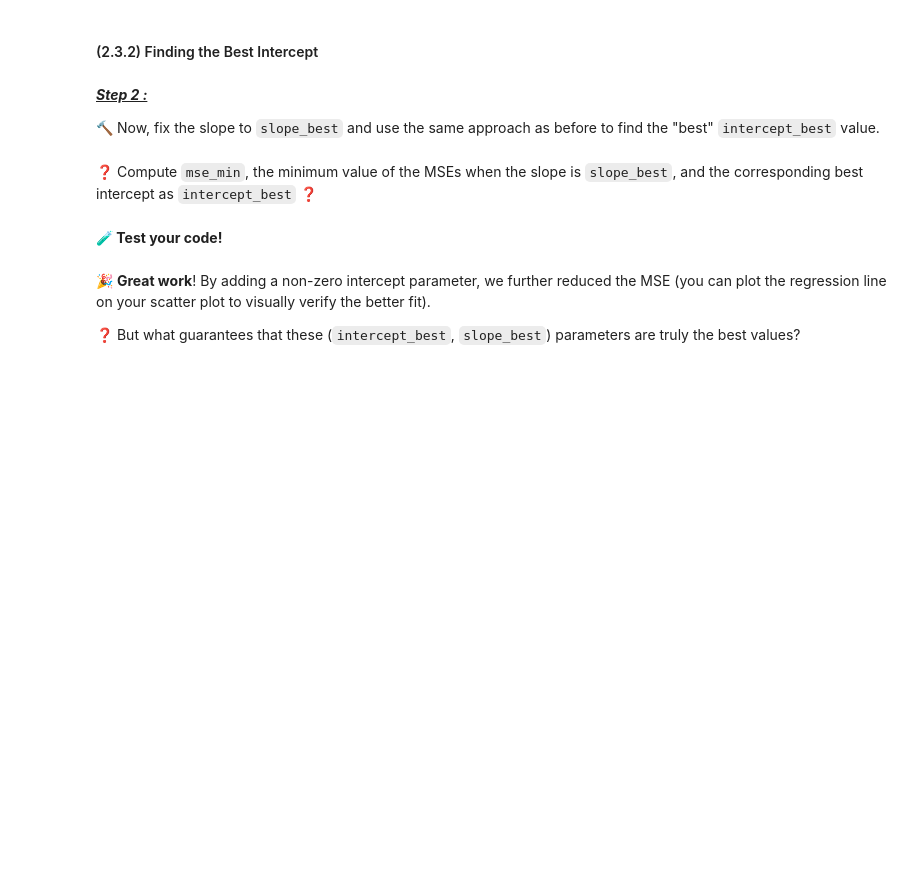
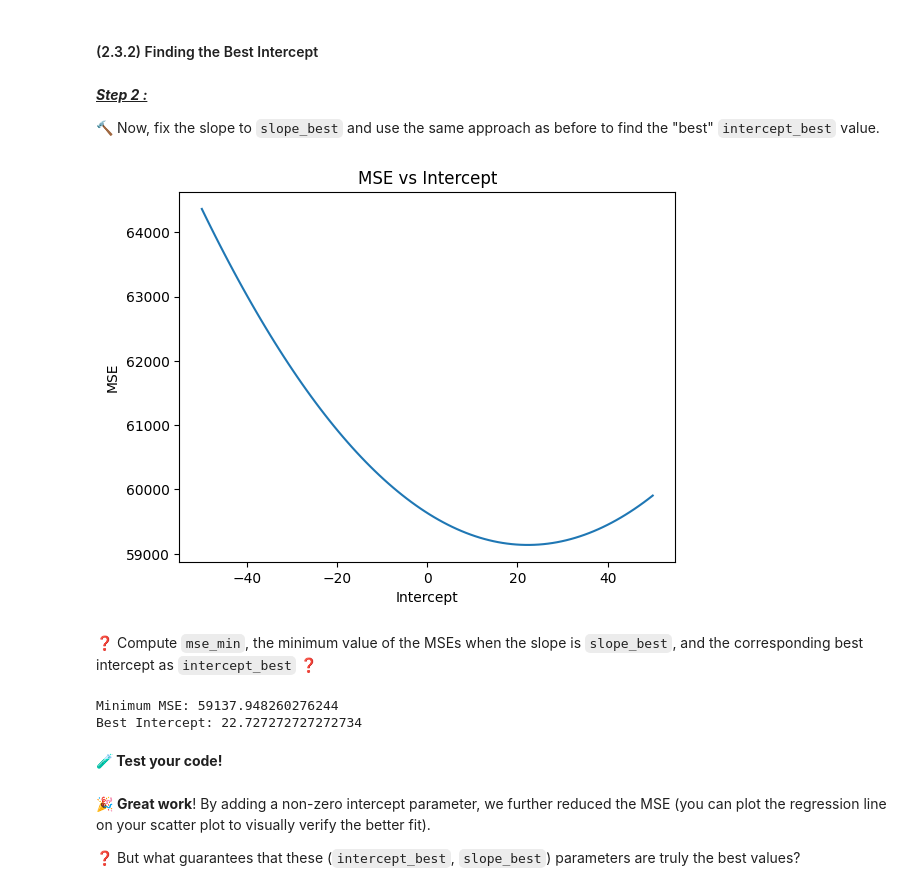
Before and after one commit to itsyeren/data-real-estate-advanced-estimator, a Jupyter notebook: 02-real_estate_advanced_estimator.ipynb, the cells around one changed output. Cells and saved outputs as stored; diff of their text form; code cells hidden in the pictures; blank space fills up the shorter version.

```diff
--- a/02-real_estate_advanced_estimator.ipynb
+++ b/02-real_estate_advanced_estimator.ipynb
@@ -295,10 +338,18 @@ You can use Python's built-in `.min()` function and the `List.index()` method he
 🔨 Now, fix the slope to `slope_best` and use the same approach as before to find the "best" `intercept_best` value.
 # %%
 # Create a range of 100 intercepts that contains what you believe is the optimal intercept
+intercept_range = np.linspace(-50, 50, 100)
 # %%
 # Create the list of MSEs for each intercept value
+mses = list(map(lambda x: compute_mse(slope_best, x, flats.surface, flats.price), intercept_range))
 # %%
 # Plot MSEs against intercepts. Do you see a minimum? If not, try another range of slopes!
+plt.plot(intercept_range, mses)
+plt.xlabel('Intercept')
+plt.ylabel('MSE')
+plt.title('MSE vs Intercept');
+# %% [output]
+[figure, added]
 # %% [markdown]
 ❓ Compute `mse_min`, the minimum value of the MSEs when the slope is `slope_best`, and the corresponding best intercept as `intercept_best` ❓
 # %%
@@ -309,3 +358,12 @@ intercept_best = None
+# %%
+mse_min = min(mses)
+intercept_best = intercept_range[mses.index(mse_min)]
+
+print(f"Minimum MSE: {mse_min}")
+print(f"Best Intercept: {intercept_best}")
+# %% [output]
+Minimum MSE: 59137.948260276244
+Best Intercept: 22.727272727272734
 # %% [markdown]
 **🧪 Test your code!**
 # %%
```
Also changed, not shown: parts of 24 cells of this notebook, 2 other files.
